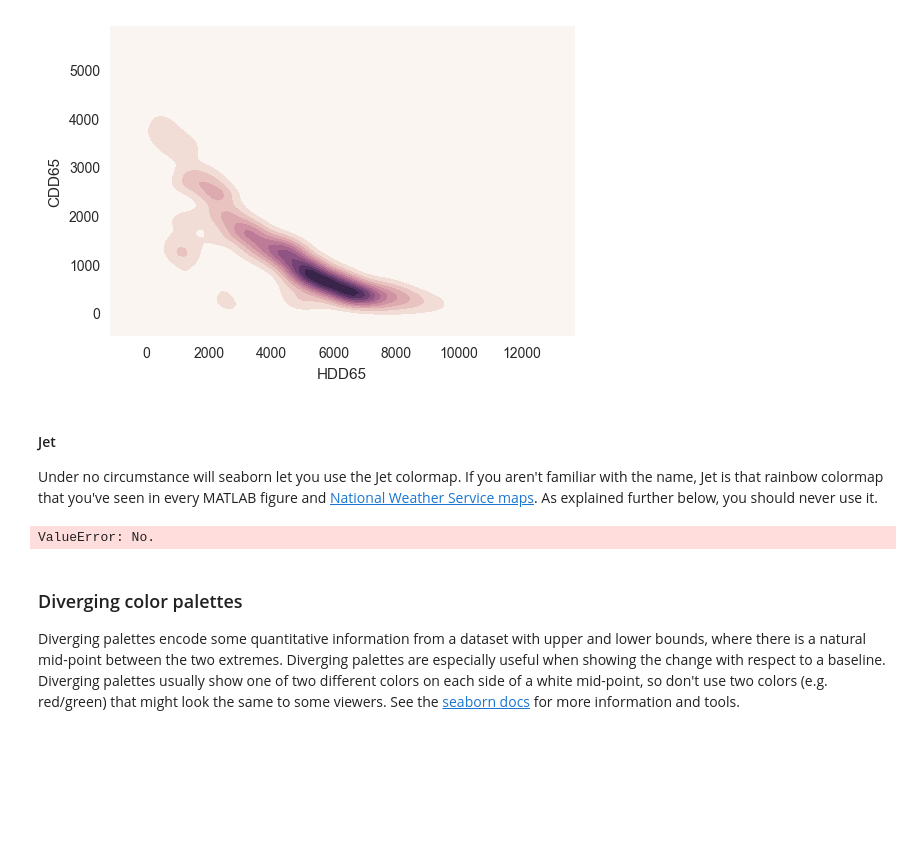
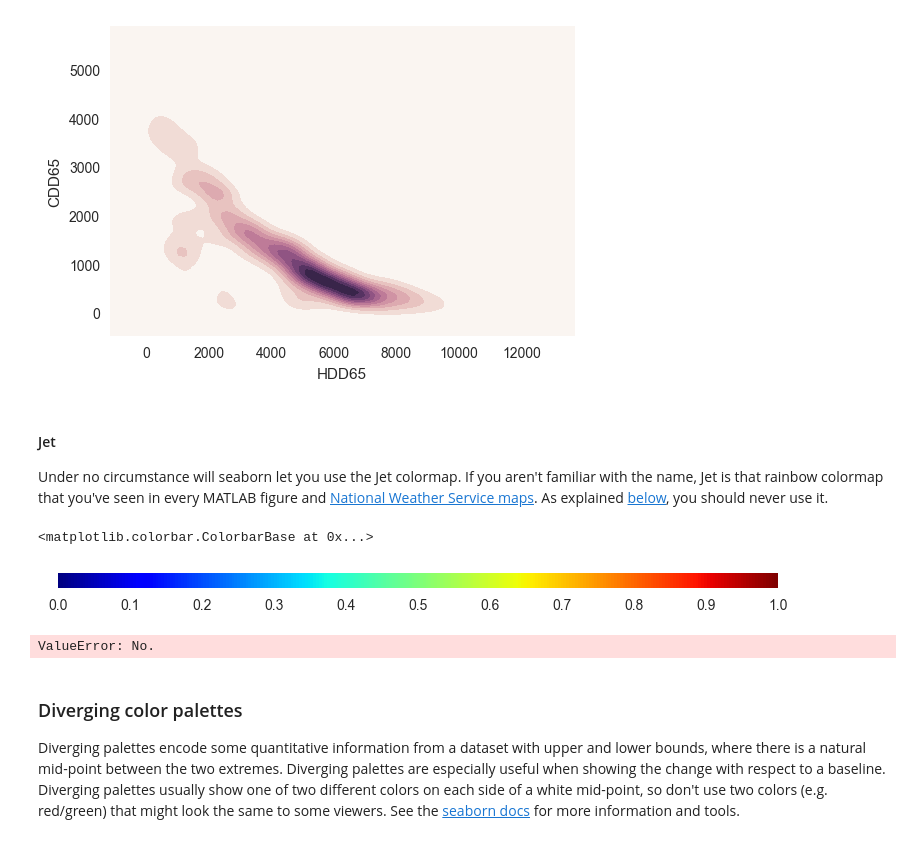
Before and after one commit to gschivley/Visualization-tutorial, a Jupyter notebook: Visualization tutorial.ipynb, the cells around one changed output. Cells and saved outputs as stored; diff of their text form; code cells hidden in the pictures; blank space fills up the shorter version.

Commit message:
Edits, add jet colorbar

```diff
--- a/Visualization tutorial.ipynb
+++ b/Visualization tutorial.ipynb
@@ -320,11 +313,21 @@ sns.kdeplot(house['HDD65'], house['CDD65'], cmap=cmap, shade=True)
 [figure]
 # %% [markdown]
 #### Jet
-Under no circumstance will seaborn let you use the Jet colormap. If you aren't familiar with the name, Jet is that rainbow colormap that you've seen in every MATLAB figure and [National Weather Service maps](http://www.weather.gov/forecastmaps). As explained further below, you should never use it.
+Under no circumstance will seaborn let you use the Jet colormap. If you aren't familiar with the name, Jet is that rainbow colormap that you've seen in every MATLAB figure and [National Weather Service maps](http://www.weather.gov/forecastmaps). As explained [below](#Other-color-resources), you should never use it.
-# %%
-sns.palplot(sns.color_palette('jet'))
-# %% [output]
-ValueError: No.
+# %%
+# Showing a jet colorbar - notice how some colors are more intense than others?
+import matplotlib as mpl
+fig = plt.figure(figsize=(8, 1))
+ax1 = fig.add_axes([0.05, 0.80, 0.9, 0.15])
+mpl.colorbar.ColorbarBase(ax1, cmap='jet', orientation='horizontal')
+# %% [output]
+<matplotlib.colorbar.ColorbarBase at 0x...>
+[figure, added]
+# %%
+# Trying to show a colorbar with jet in seaborn
+sns.palplot(sns.color_palette('jet'))
+# %% [output]
+ValueError: No.
 # %% [markdown]
 ### Diverging color palettes
 Diverging palettes encode some quantitative information from a dataset with upper and lower bounds, where there is a natural mid-point between the two extremes. Diverging palettes are especially useful when showing the change with respect to a baseline. Diverging palettes usually show one of two different colors on each side of a white mid-point, so don't use two colors (e.g. red/green) that might look the same to some viewers. See the [seaborn docs](http://seaborn.pydata.org/tutorial/color_palettes.html#diverging-color-palettes) for more information and tools.
```
Also changed, not shown: parts of 13 cells of this notebook.
